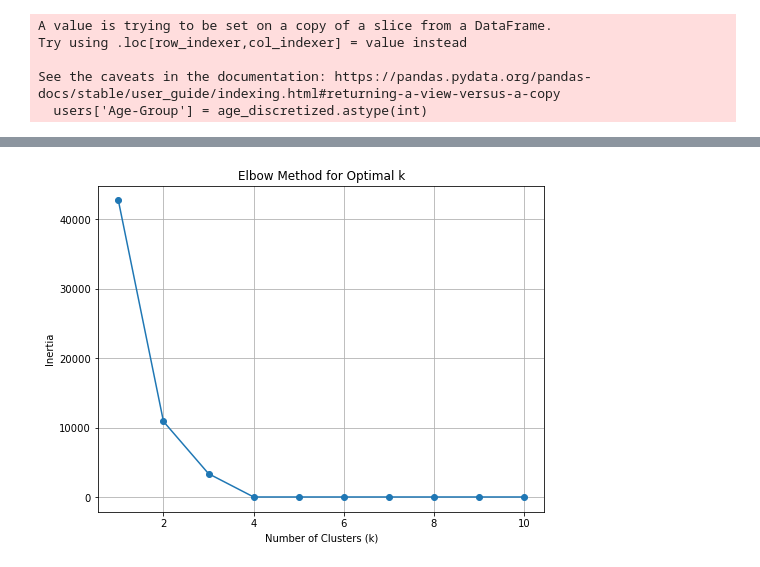
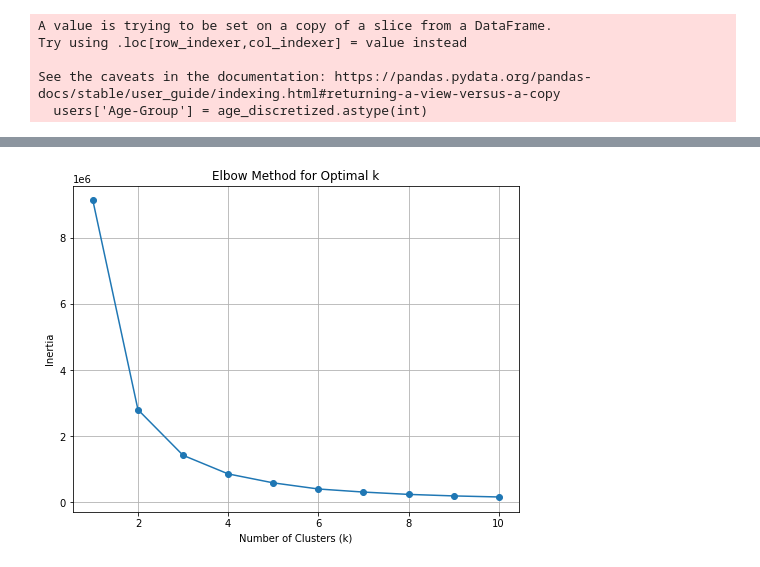
Before and after one commit to caseynator123/EDP_assigment2, a Jupyter notebook: preprocessing/preprocessing_user.ipynb, the cells around one changed output, grey strips where cells are left out. Cells and saved outputs as stored; diff of their text form; code cells hidden in the pictures.

```diff
--- a/preprocessing/preprocessing_user.ipynb
+++ b/preprocessing/preprocessing_user.ipynb
@@ -431,5 +455,5 @@ users_valid
 # %%
-users_random.loc[(users_random['User-Age'] == -1) | (users_random['User-Age'] >= 90), 'User-Age'] = np.nan
+users_random.loc[(users_random['User-Age'] < 5) | (users_random['User-Age'] > 100), 'User-Age'] = np.nan
 # %%
 # Function to impute missing ages within each country
 def impute_missing_ages(df):
@@ -518,7 +551,7 @@ users = users_random_imputed.dropna()
 # %%
 from sklearn.preprocessing import KBinsDiscretizer
 # %%
-encoder = KBinsDiscretizer(n_bins=5, encode='ordinal', strategy='uniform')
+encoder = KBinsDiscretizer(n_bins=4, encode='ordinal', strategy='uniform')
 # %%
 age_discretized = encoder.fit_transform(users[['User-Age']])
 # %%
@@ -557,7 +590,7 @@ array([[<Axes: title={'center': 'Age-Group'}>]], dtype=object)
 # %% [markdown]
 #### Quantiles:
 # %%
-encoder = KBinsDiscretizer(n_bins=5, encode='ordinal', strategy='quantile')
+encoder = KBinsDiscretizer(n_bins=4, encode='ordinal', strategy='quantile')
 # %%
 age_discretized = encoder.fit_transform(users[['User-Age']])
 # %%
@@ -596,7 +629,7 @@ array([[<Axes: title={'center': 'Age-Group'}>]], dtype=object)
 # %% [markdown]
 #### K means:
 # %%
-encoder = KBinsDiscretizer(n_bins=4, encode='ordinal', strategy='kmeans')
+encoder = KBinsDiscretizer(n_bins=2, encode='ordinal', strategy='kmeans')
 # %%
 age_discretized = encoder.fit_transform(users[['User-Age']])
 # %%
@@ -633,22 +665,22 @@ from sklearn.cluster import KMeans
 # %%
 inertia_values = []
 max_clusters = 10
 
 for k in range(1, max_clusters + 1):
     kmeans = KMeans(n_clusters=k, random_state=42)
-    kmeans.fit(age_discretized)
+    kmeans.fit(users[['User-Age']])
     inertia_values.append(kmeans.inertia_)
 
 # Plot Elbow Curve
 plt.figure(figsize=(8, 6))
 plt.plot(range(1, max_clusters + 1), inertia_values, marker='o')
 plt.xlabel('Number of Clusters (k)')
 plt.ylabel('Inertia')
 plt.title('Elbow Method for Optimal k')
 plt.grid(True)
 plt.show()
 # %% [output]
-[figure, old version]
+[figure, new version]
 # %%
 users.hist('Age-Group')
 # %% [output]
```
Also changed, not shown: parts of 45 cells of this notebook, 2 other files.
